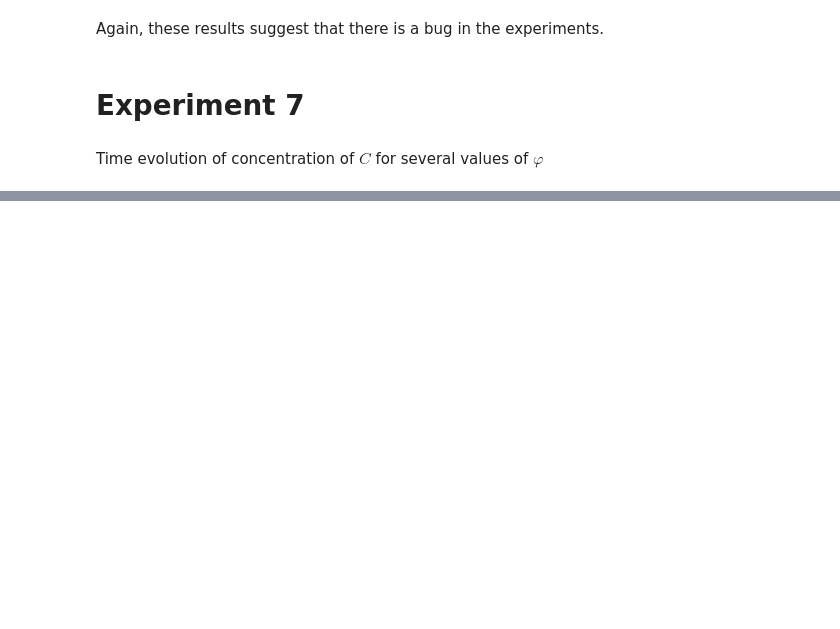
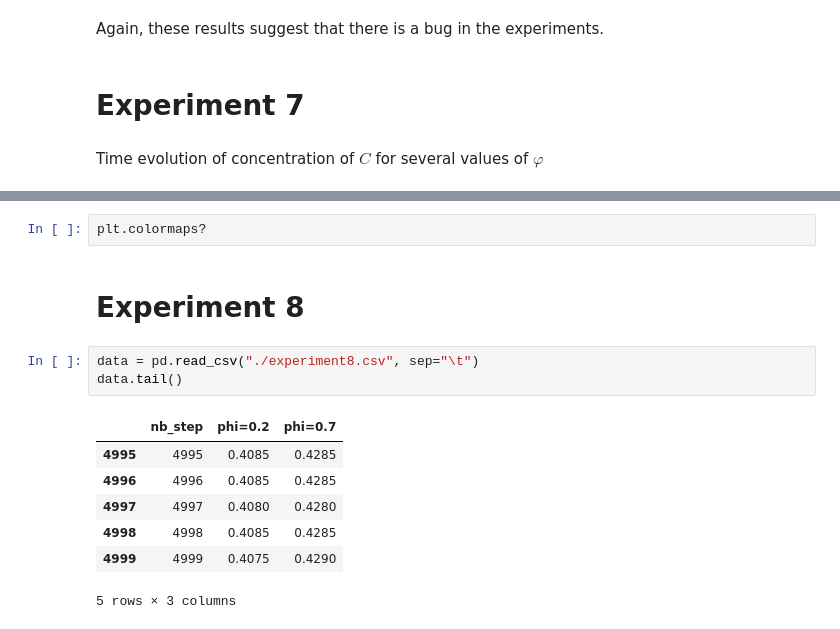
Before and after one commit to clementhenin/dynamical_process, a Jupyter notebook: results/Display.ipynb, the cells around one changed output, grey strips where cells are left out. Cells and saved outputs as stored; diff of their text form; blank space fills up the shorter version.

```diff
--- a/results/Display.ipynb
+++ b/results/Display.ipynb
@@ -295,0 +305,15 @@ plt.show()
+# %%
+plt.colormaps?
+# %% [markdown]
+# Experiment 8
+# %%
+data = pd.read_csv("./experiment8.csv", sep="\t")
+data.tail()
+# %% [output]
+|  | nb_step | phi=0.2 | phi=0.7 |
+| 4995 | 4995 | 0.4085 | 0.4285 |
+| 4996 | 4996 | 0.4085 | 0.4285 |
+| 4997 | 4997 | 0.4080 | 0.4280 |
+| 4998 | 4998 | 0.4085 | 0.4285 |
+| 4999 | 4999 | 0.4075 | 0.4290 |
+5 rows × 3 columns
```
Also changed, not shown: parts of 8 cells of this notebook, 4 other files.
